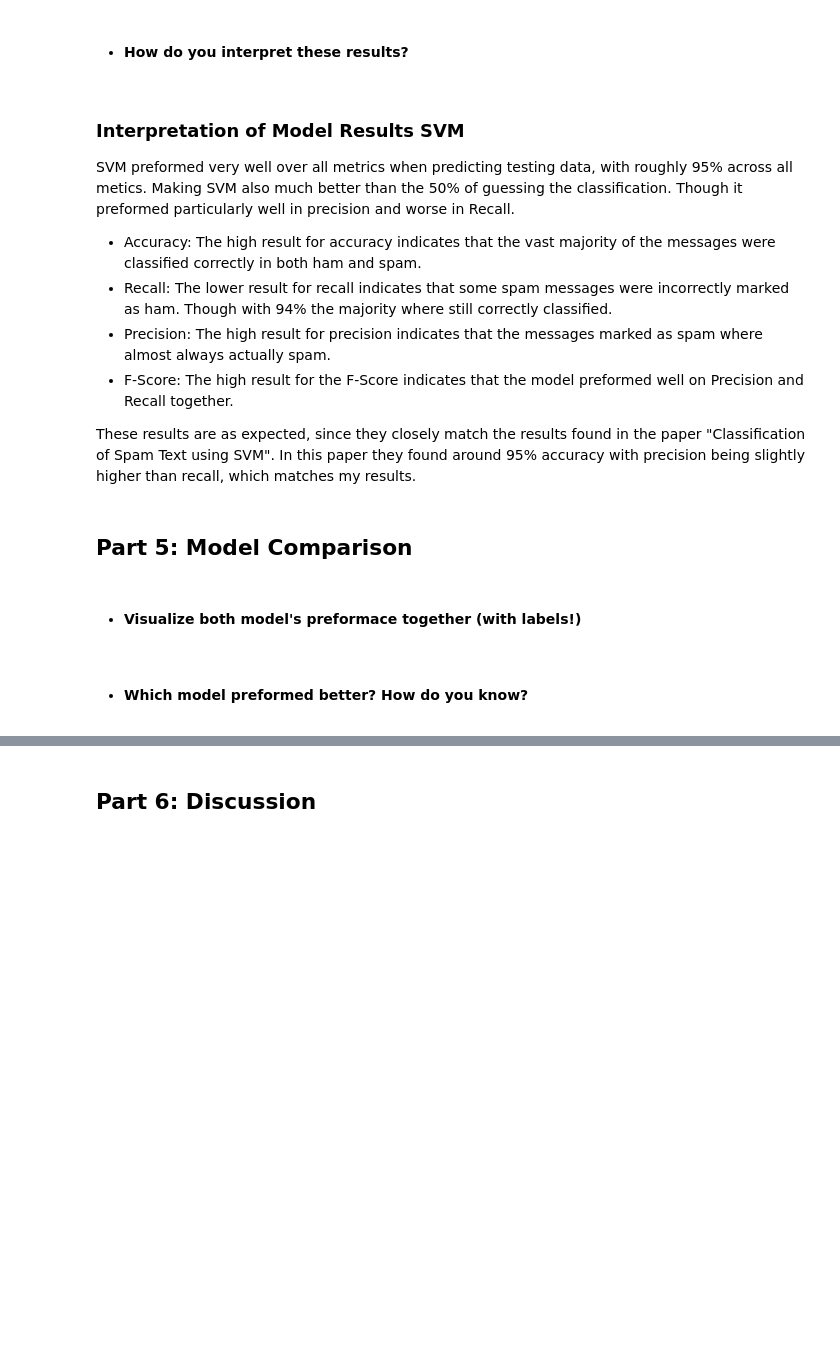
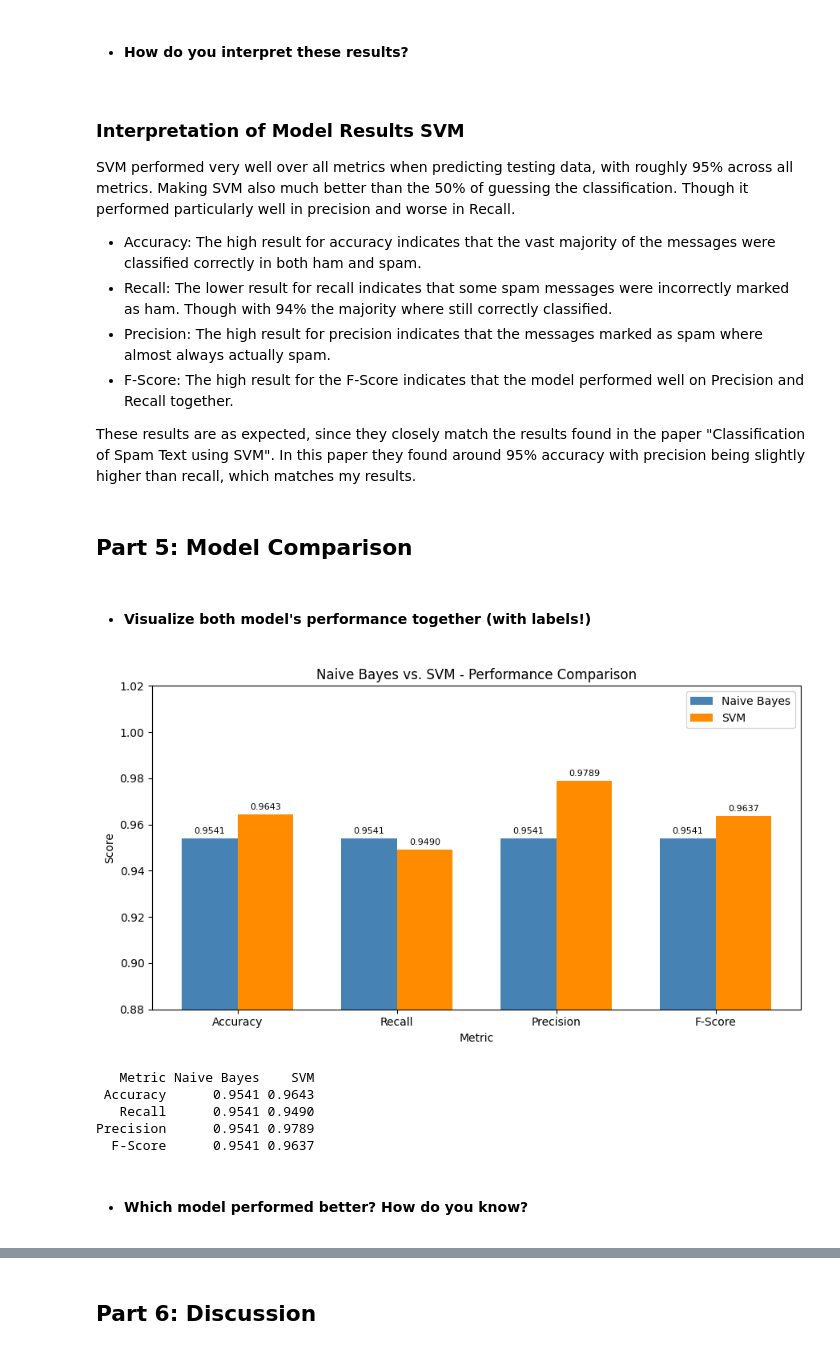
Before and after one commit to clee80/CS372_GroupProject_Group2, a Jupyter notebook: FinalProject_2.ipynb, the cells around one changed output, grey strips where cells are left out. Cells and saved outputs as stored; diff of their text form; code cells hidden in the pictures; blank space fills up the shorter version.

```diff
--- a/FinalProject_2.ipynb
+++ b/FinalProject_2.ipynb
@@ -402,17 +404,63 @@ F-Score: 0.9637305699481866
 # %% [markdown]
 ### Interpretation of Model Results SVM
 
-SVM preformed very well over all metrics when predicting testing data, with roughly 95% across all metics. Making SVM also much better than the 50% of guessing the classification. Though it preformed particularly well in precision and worse in Recall.
+SVM performed very well over all metrics when predicting testing data, with roughly 95% across all metrics. Making SVM also much better than the 50% of guessing the classification. Though it performed particularly well in precision and worse in Recall.
 
 - Accuracy: The high result for accuracy indicates that the vast majority of the messages were classified correctly in both ham and spam.
 - Recall: The lower result for recall indicates that some spam messages were incorrectly marked as ham. Though with 94% the majority where still correctly classified.
 - Precision: The high result for precision indicates that the messages marked as spam where almost always actually spam.
-- F-Score: The high result for the F-Score indicates that the model preformed well on Precision and Recall together.
+- F-Score: The high result for the F-Score indicates that the model performed well on Precision and Recall together.
 
 These results are as expected, since they closely match the results found in the paper "Classification of Spam Text using SVM". In this paper they found around 95% accuracy with precision being slightly higher than recall, which matches my results.
 # %% [markdown]
 ## Part 5: Model Comparison
 # %% [markdown]
-* #### Visualize both model's preformace together (with labels!)
+* #### Visualize both model's performance together (with labels!)
+# %%
+import numpy as np
+
+# Metrics for both models
+metrics = ['Accuracy', 'Recall', 'Precision', 'F-Score']
+nb_scores  = [accuracy_naive, recall_naive, precision_naive, f1_naive]
+svm_scores = [accuracy_svm,   recall_svm,   precision_svm,   f1_svm]
+
+x = np.arange(len(metrics))
+width = 0.35
+
+fig, ax = plt.subplots(figsize=(9, 5))
+bars1 = ax.bar(x - width/2, nb_scores,  width, label='Naive Bayes', color='steelblue')
+bars2 = ax.bar(x + width/2, svm_scores, width, label='SVM',         color='darkorange')
+
+ax.set_xlabel('Metric')
+ax.set_ylabel('Score')
+ax.set_title('Naive Bayes vs. SVM - Performance Comparison')
+ax.set_xticks(x)
+ax.set_xticklabels(metrics)
+ax.set_ylim(0.88, 1.02)
+ax.legend()
+
+for bar in bars1 + bars2:
+    ax.annotate(f'{bar.get_height():.4f}',
+                xy=(bar.get_x() + bar.get_width() / 2, bar.get_height()),
+                xytext=(0, 3), textcoords="offset points",
+                ha='center', va='bottom', fontsize=8)
+
+plt.tight_layout()
+plt.show()
+
+# Summary table
+summary = pd.DataFrame({
+    'Metric':      metrics,
+    'Naive Bayes': [f'{s:.4f}' for s in nb_scores],
+    'SVM':         [f'{s:.4f}' for s in svm_scores]
+})
+print(summary.to_string(index=False))
+# %% [output]
+[figure, added]
+   Metric Naive Bayes    SVM
+ Accuracy      0.9541 0.9643
+   Recall      0.9541 0.9490
+Precision      0.9541 0.9789
+  F-Score      0.9541 0.9637
 # %% [markdown]
-* #### Which model preformed better? How do you know?
+* #### Which model performed better? How do you know?
```
Also changed, not shown: parts of 17 cells of this notebook.
